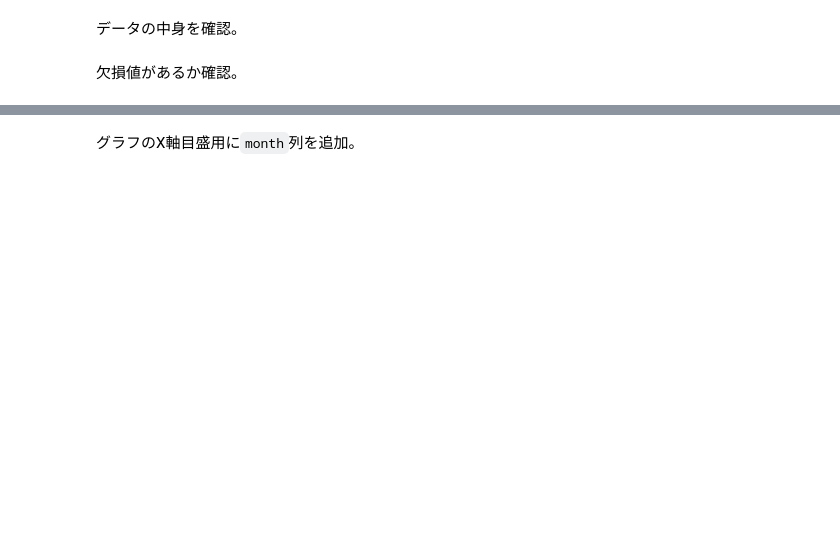
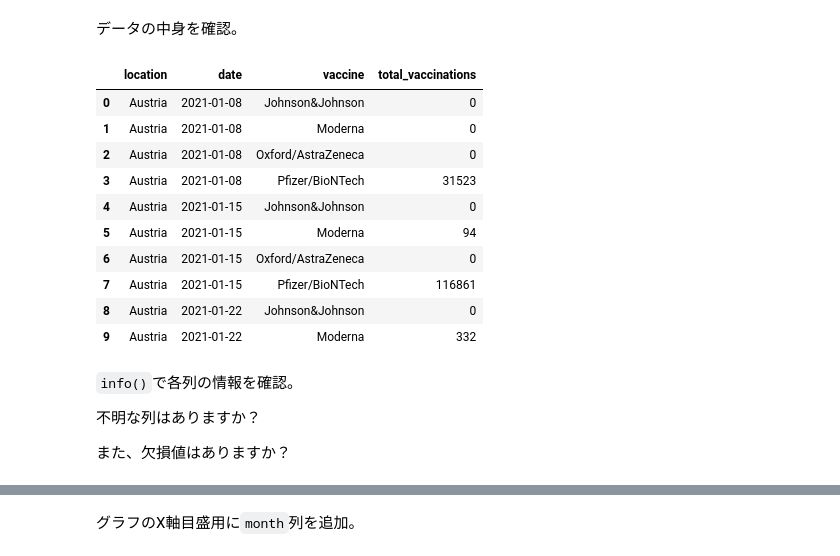
Before and after one commit to hosaka893/introduction_to_pandas, a Jupyter notebook: 01_データの把握/課題B.ipynb, the cells around one changed output, grey strips where cells are left out. Drawn from its saved outputs; the diff is of its cells as text; code cells hidden in the pictures; blank space fills up the shorter version.

```diff
--- a/01_データの把握/課題B.ipynb
+++ b/01_データの把握/課題B.ipynb
@@ -128,6 +239,16 @@ len(country_vaccinations_by_manufacturer_df)
 # %% [markdown]
 データの中身を確認。
 # %%
-country_vaccinations_by_manufacturer_df.head(20)
+country_vaccinations_by_manufacturer_df.head(10)
+# %% [output]
+|  | location | date | vaccine | total_vaccinations |
+| 0 | Austria | 2021-01-08 | Johnson&Johnson | 0 |
+| 1 | Austria | 2021-01-08 | Moderna | 0 |
+| 2 | Austria | 2021-01-08 | Oxford/AstraZeneca | 0 |
+| 3 | Austria | 2021-01-08 | Pfizer/BioNTech | 31523 |
+| 4 | Austria | 2021-01-15 | Johnson&Johnson | 0 |
+| 5 | Austria | 2021-01-15 | Moderna | 94 |
+| 6 | Austria | 2021-01-15 | Oxford/AstraZeneca | 0 |
+| 7 | Austria | 2021-01-15 | Pfizer/BioNTech | 116861 |
+| 8 | Austria | 2021-01-22 | Johnson&Johnson | 0 |
+| 9 | Austria | 2021-01-22 | Moderna | 332 |
-# %% [markdown]
-欠損値があるか確認。
@@ -135,0 +255,6 @@ country_vaccinations_by_manufacturer_df.isna().sum()
+# %% [markdown]
+`info()`で各列の情報を確認。
+
+不明な列はありますか？
+
+また、欠損値はありますか？
```
Also changed, not shown: parts of 42 cells of this notebook.
